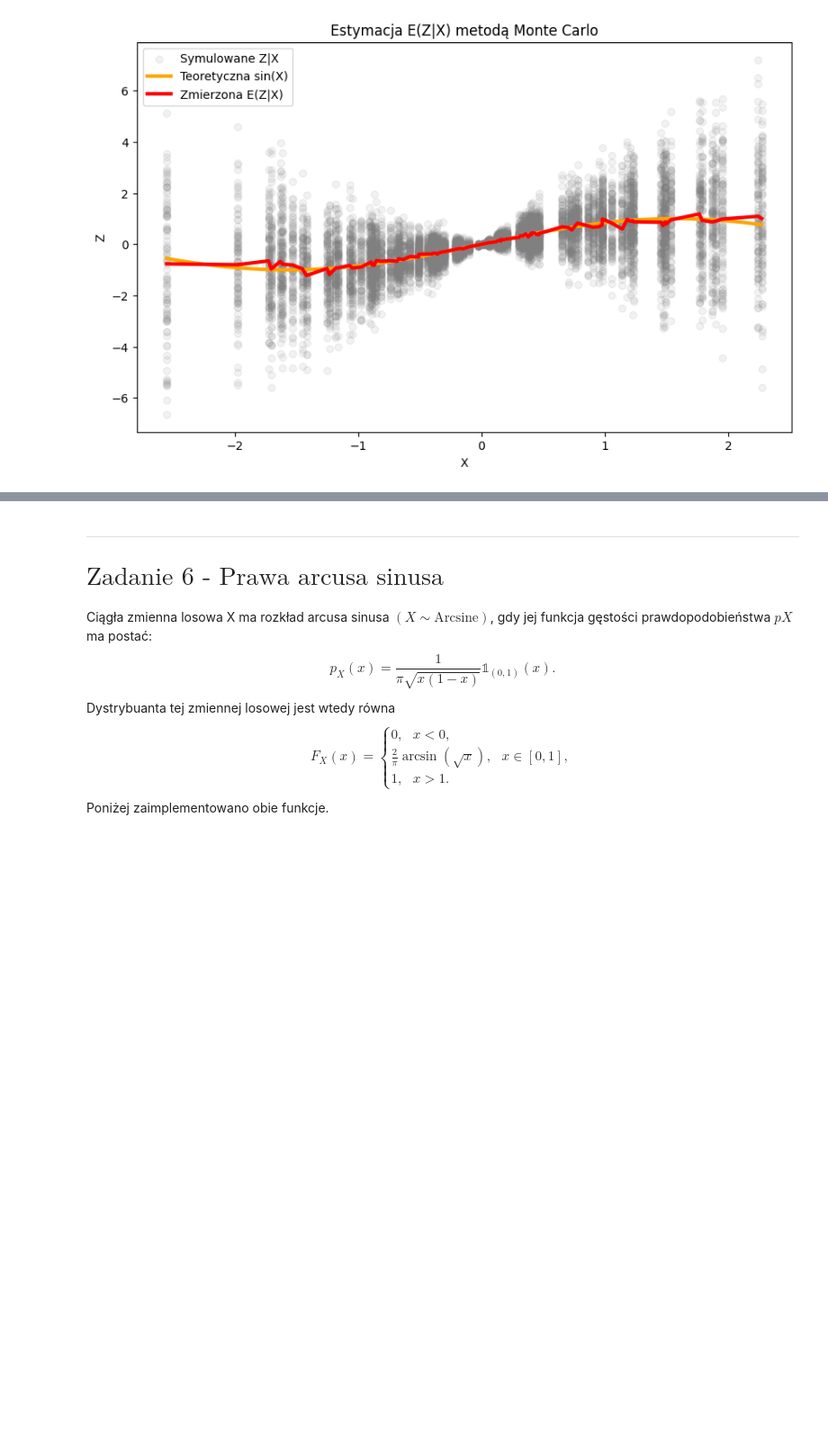
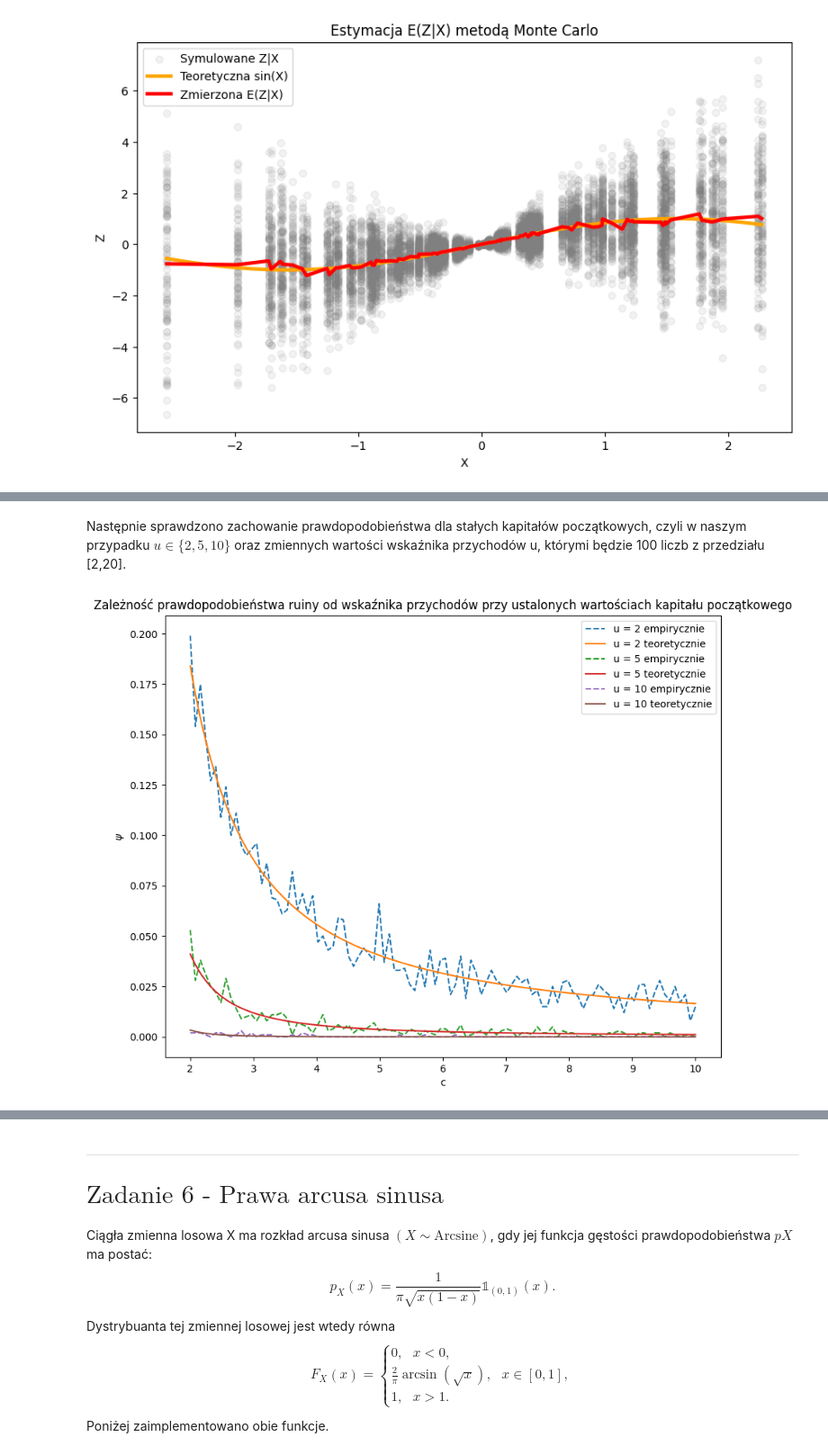
Before and after one commit to mathieuboro/symulacje, a Jupyter notebook: Raport_Sym.ipynb, the cells around one changed output, grey strips where cells are left out. Shown at 90% size. Cells and saved outputs as stored; diff of their text form; code cells hidden in the pictures; blank space fills up the shorter version.

```diff
--- a/Raport_Sym.ipynb
+++ b/Raport_Sym.ipynb
@@ -675,0 +777,24 @@ plt.show()
+# %% [markdown]
+Następnie sprawdzono zachowanie prawdopodobieństwa dla stałych kapitałów początkowych, czyli w naszym przypadku $ u \in \{2,5,10\} $ oraz zmiennych wartości wskaźnika przychodów u, którymi będzie 100 liczb z przedziału [2,20].
+# %%
+initial_capital = [2, 5, 10]
+income = np.linspace(2,10,100)
+
+plt.figure(figsize=(10,8))
+for u in initial_capital:
+    probabilities = []
+    teo_prob = []
+    for c in income:
+        p = probability(u,c)
+        probabilities.append(p)
+        pc = pollaczek_chinczyn(u,c)
+        teo_prob.append(pc)
+    plt.plot(income,probabilities,label = f'u = {u} empirycznie',linestyle='--')
+    plt.plot(income,teo_prob,label = f'u = {u} teoretycznie')
+plt.legend()
+plt.title("Zależność prawdopodobieństwa ruiny od wskaźnika przychodów przy ustalonych wartościach kapitału początkowego")
+plt.xlabel("c")
+plt.ylabel("$\psi$")
+plt.show()
+# %% [output]
+[figure, added]
```
Also changed, not shown: parts of 65 cells of this notebook.
